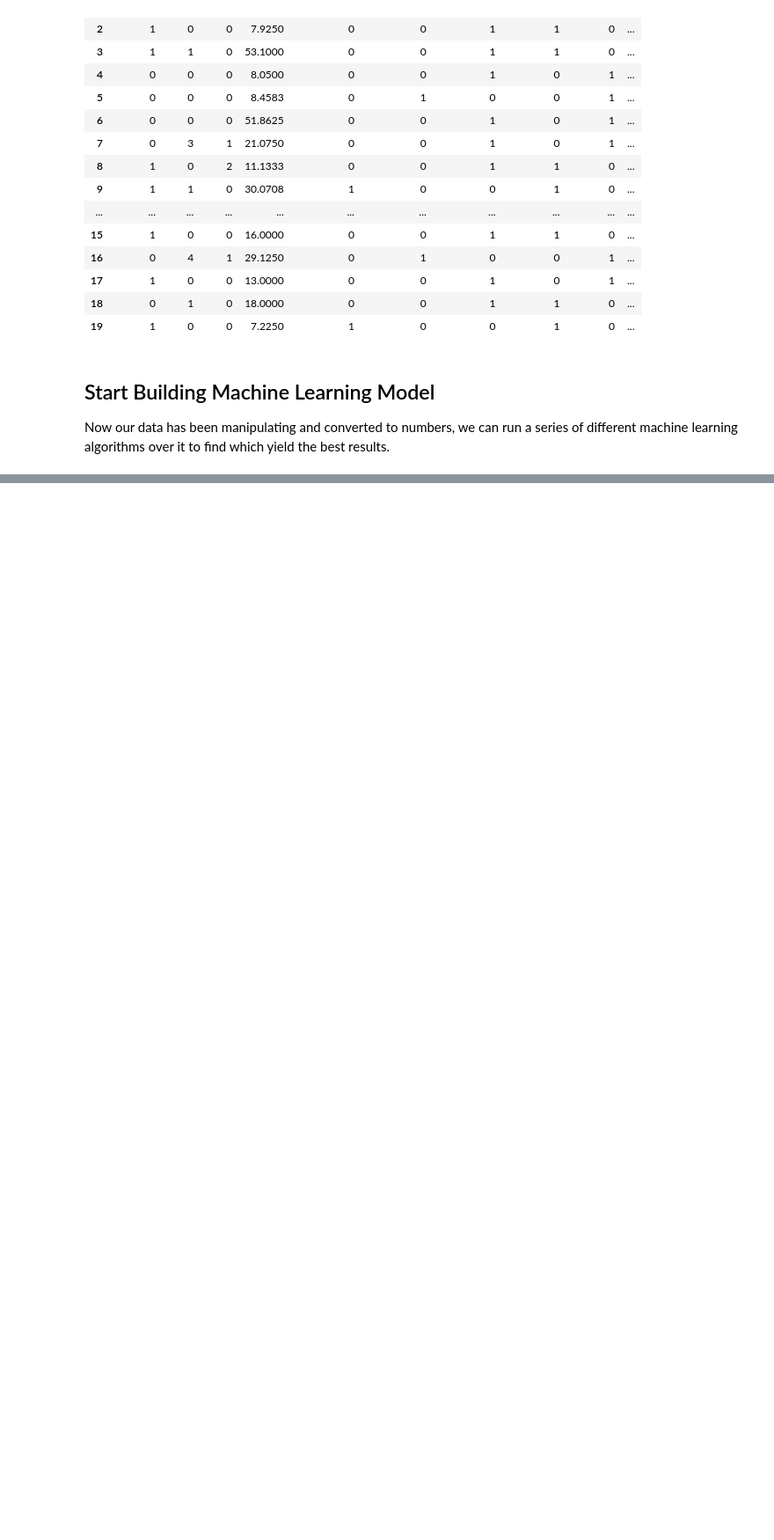
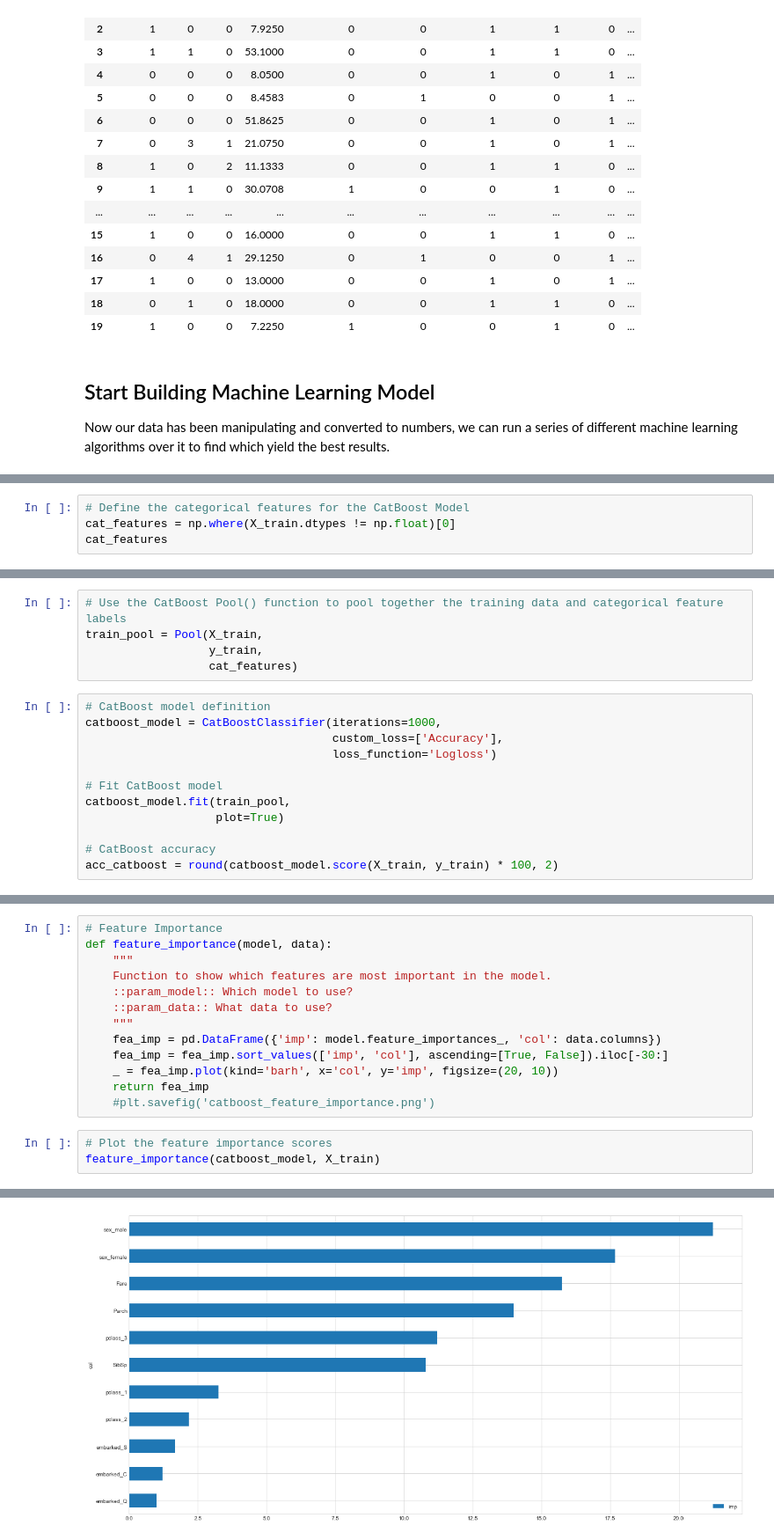
Before and after one commit to VishwasMore/Titanic-Dataset, a Jupyter notebook: Kaggle Titanic Dataset EDA.ipynb, the cells around one changed output, grey strips where cells are left out. Shown at 88% size. Drawn from its saved outputs; the diff is of its cells as text; blank space fills up the shorter version.

Commit message:
Building Machine Learning Model

```diff
--- a/Kaggle Titanic Dataset EDA.ipynb
+++ b/Kaggle Titanic Dataset EDA.ipynb
@@ -654,0 +872,4 @@ Now our data has been manipulating and converted to numbers, we can run a series
+# %%
+# Define the categorical features for the CatBoost Model
+cat_features = np.where(X_train.dtypes != np.float)[0]
+cat_features
@@ -654,0 +878,17 @@ Now our data has been manipulating and converted to numbers, we can run a series
+# %%
+# Use the CatBoost Pool() function to pool together the training data and categorical feature labels
+train_pool = Pool(X_train,
+                  y_train,
+                  cat_features)
+# %%
+# CatBoost model definition
+catboost_model = CatBoostClassifier(iterations=1000,
+                                    custom_loss=['Accuracy'],
+                                    loss_function='Logloss')
+
+# Fit CatBoost model
+catboost_model.fit(train_pool,
+                   plot=True)
+
+# CatBoost accuracy
+acc_catboost = round(catboost_model.score(X_train, y_train) * 100, 2)
@@ -654,0 +1029,17 @@ Now our data has been manipulating and converted to numbers, we can run a series
+# %%
+# Feature Importance
+def feature_importance(model, data):
+    """
+    Function to show which features are most important in the model.
+    ::param_model:: Which model to use?
+    ::param_data:: What data to use?
+    """
+    fea_imp = pd.DataFrame({'imp': model.feature_importances_, 'col': data.columns})
+    fea_imp = fea_imp.sort_values(['imp', 'col'], ascending=[True, False]).iloc[-30:]
+    _ = fea_imp.plot(kind='barh', x='col', y='imp', figsize=(20, 10))
+    return fea_imp
+    #plt.savefig('catboost_feature_importance.png')
+# %%
+# Plot the feature importance scores
+feature_importance(catboost_model, X_train)
+# %% [output]
@@ -654,0 +1058 @@ Now our data has been manipulating and converted to numbers, we can run a series
+[figure, added]
```
Also changed, not shown: parts of 39 cells of this notebook, 29 other files.
